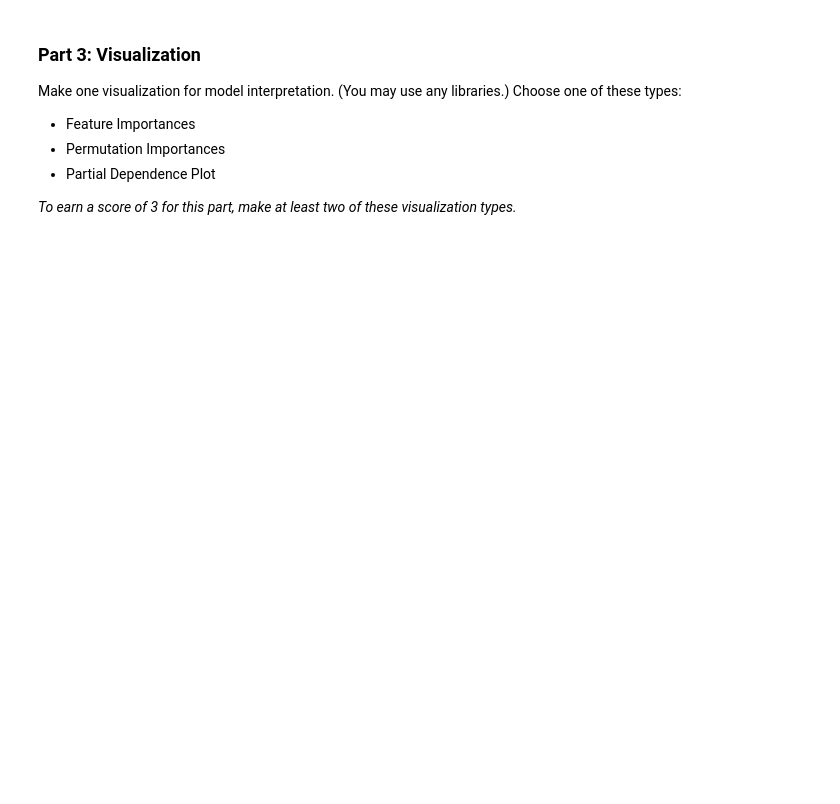
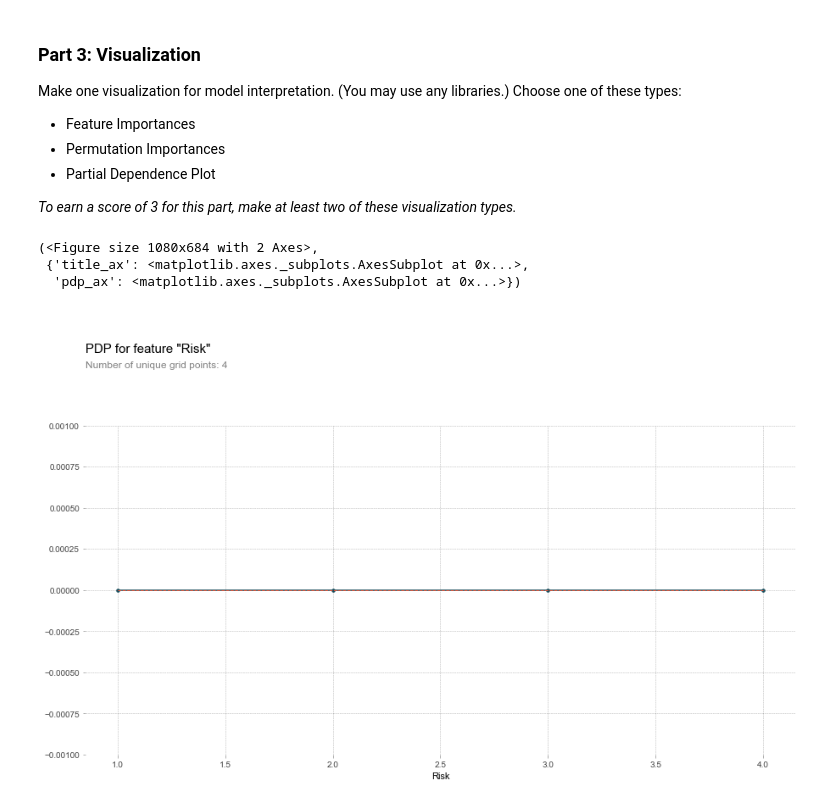
Before and after one commit to bloominstituteoftechnology/DS-Unit-4-Sprint-1-Tree-Ensembles, a Jupyter notebook: DS41SC.ipynb, the cells around one changed output. Saved outputs shown, nothing was run; the diff lists cells and outputs as text; code cells hidden in the pictures; blank space fills up the shorter version.

Commit message:
Fit 2nd model, an XGBClassifier; re-estimate roc_auc; predict probabilities for test data; make PDP for XGBC model [completes Parts 2 and 3]

```diff
--- a/DS41SC.ipynb
+++ b/DS41SC.ipynb
@@ -115,0 +132,6 @@ array([0.49449246, 0.49003441, 0.48145368, 0.49692797, 0.47023361])
+# %%
+# For this modeling, don't drop nulls at beginning, but do
+# drop 'Facility Type', 'Address', and 'Zip' because of high cardinality
+
+X1_train = X1_train.drop(columns=['Facility Type', 'Address', 'Zip'])
+X1_test = X1_test.drop(columns=['Facility Type', 'Address', 'Zip'])
@@ -115,0 +142,9 @@ array([0.49449246, 0.49003441, 0.48145368, 0.49692797, 0.47023361])
+# %%
+encoder = ce.OrdinalEncoder(handle_unknown='ignore')  # , cols=[col for col in X_train])
+X1_transformed = encoder.fit_transform(X1_train)
+X1_transformed = X1_transformed.select_dtypes(include='number')
+X1_test = encoder.transform(X1_test)
+X1_test = X1_test.select_dtypes(include='number')
+# %%
+model = XGBClassifier()
+cross_val_score(model, X1_transformed, y1_train, scoring='roc_auc', cv=5, n_jobs=-1)
@@ -115,0 +153,2 @@ array([0.49449246, 0.49003441, 0.48145368, 0.49692797, 0.47023361])
+# %%
+model.fit(X1_transformed, y1_train)
@@ -122,3 +182,14 @@ Make one visualization for model interpretation. (You may use any libraries.) Ch
 - Partial Dependence Plot
 
 _To earn a score of 3 for this part, make at least two of these visualization types._
+# %%
+from pdpbox.pdp import pdp_isolate, pdp_plot
+
+feature='Risk'
+pdp_isolated = pdp_isolate(model=model, dataset=X1_test, model_features=X1_test.columns, feature=feature)
+pdp_plot(pdp_isolated, feature)
+# %% [output]
+(<Figure size 1080x684 with 2 Axes>,
+ {'title_ax': <matplotlib.axes._subplots.AxesSubplot at 0x...>,
+  'pdp_ax': <matplotlib.axes._subplots.AxesSubplot at 0x...>})
+[figure, added]
```
Also changed, not shown: parts of 10 cells of this notebook.
